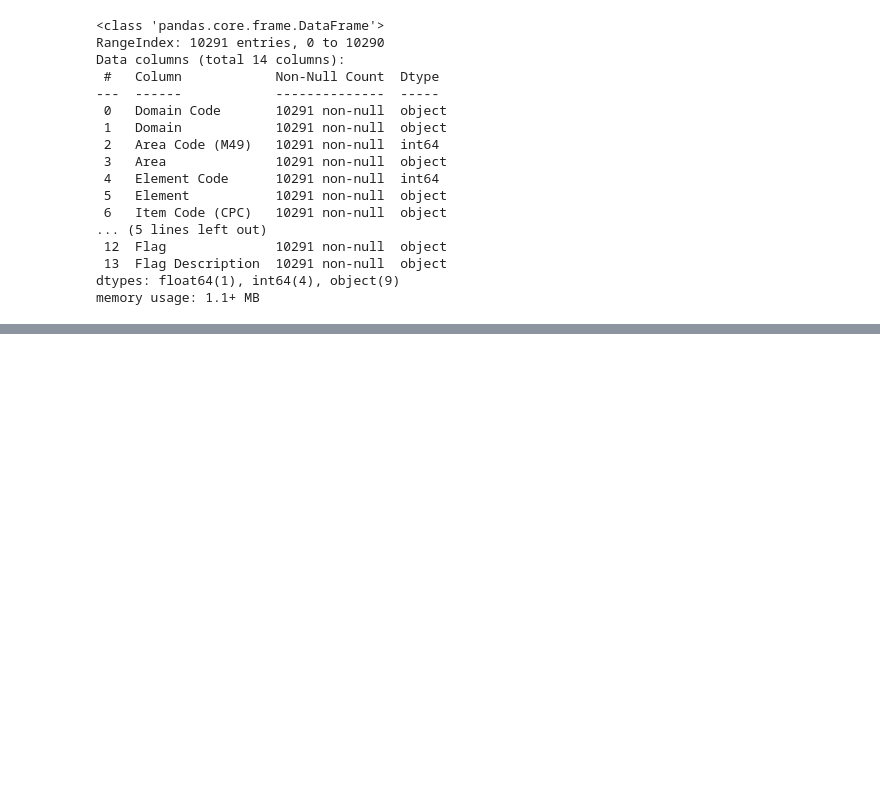
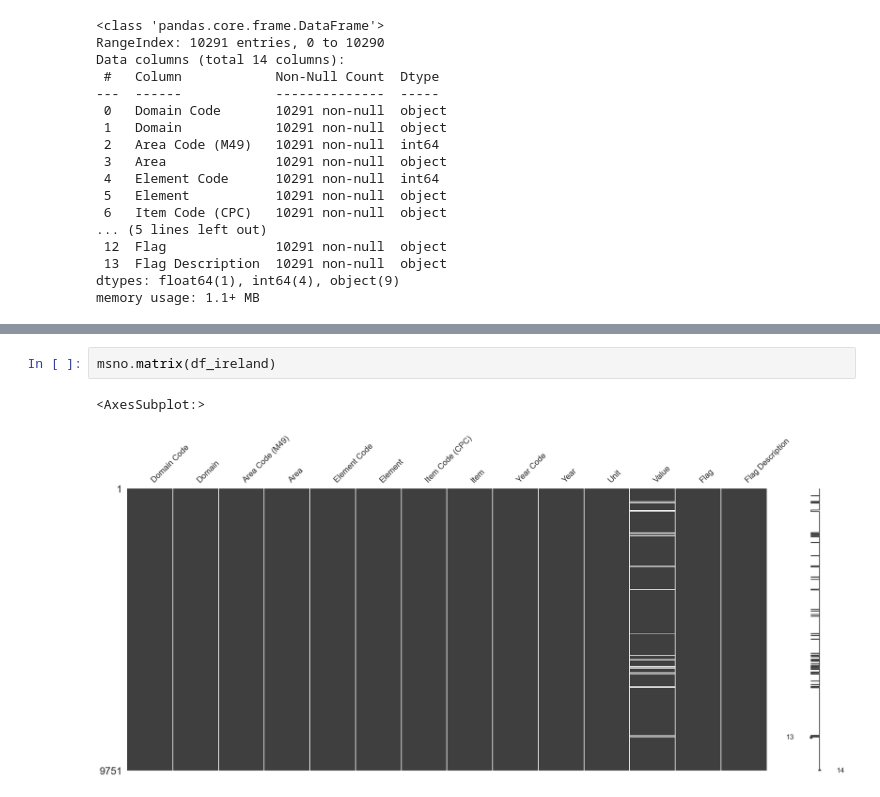
Before and after one commit to Alona-Aldushyna/CA_2, a Jupyter notebook: CA_2.ipynb, the cells around one changed output, grey strips where cells are left out. Saved outputs shown, nothing was run; the diff lists cells and outputs as text; blank space fills up the shorter version.

```diff
--- a/CA_2.ipynb
+++ b/CA_2.ipynb
@@ -80,0 +101,5 @@ memory usage: 1.1+ MB
+# %%
+msno.matrix(df_ireland)
+# %% [output]
+<AxesSubplot:>
+[figure, added]
```
Also changed, not shown: parts of 5 cells of this notebook.
